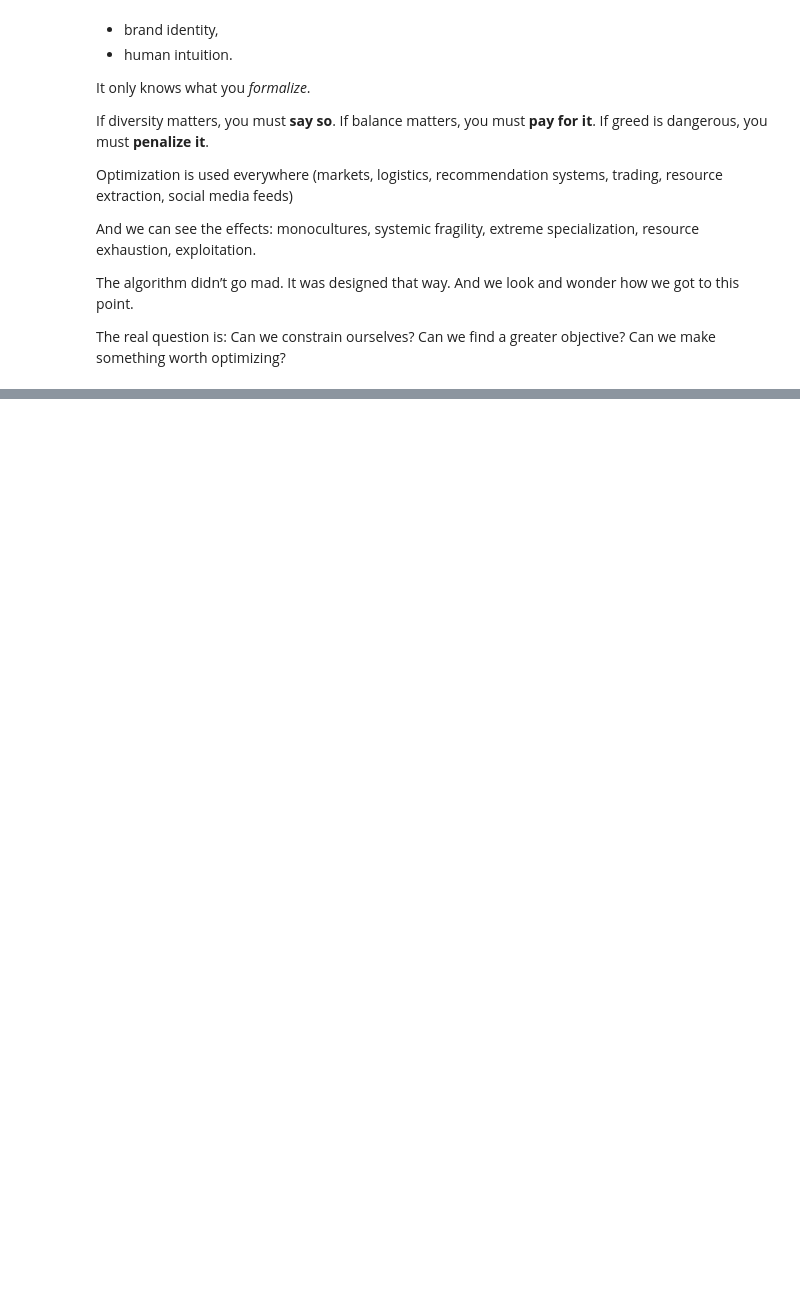
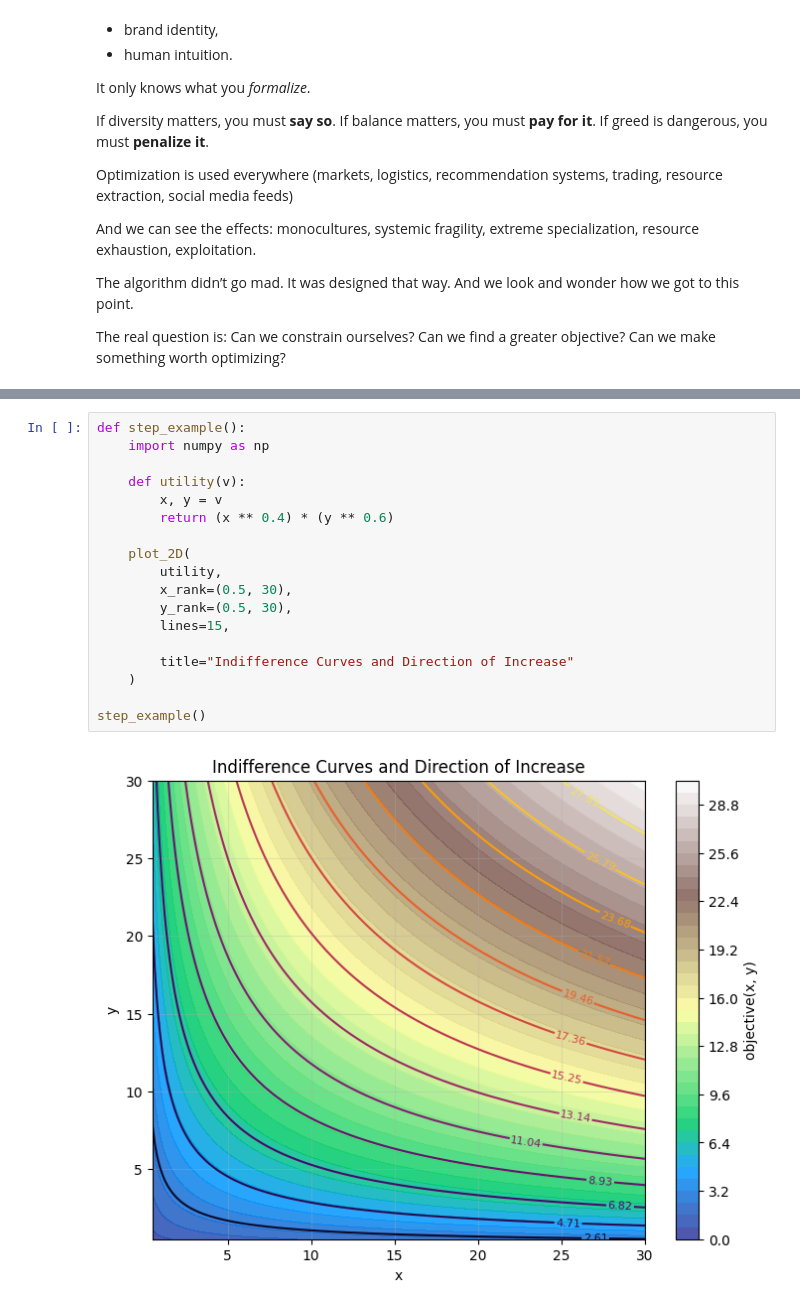
Before and after one commit to JulTob/Optimization, a Jupyter notebook: Introduction_to_Optimization.ipynb, the cells around one changed output, grey strips where cells are left out. Drawn from its saved outputs; the diff is of its cells as text; blank space fills up the shorter version.

```diff
--- a/Introduction_to_Optimization.ipynb
+++ b/Introduction_to_Optimization.ipynb
@@ -1475,0 +1570,20 @@ The real question is: Can we constrain ourselves? Can we find a greater objectiv
+# %%
+def step_example():
+    import numpy as np
+
+    def utility(v):
+        x, y = v
+        return (x ** 0.4) * (y ** 0.6)
+
+    plot_2D(
+        utility,
+        x_rank=(0.5, 30),
+        y_rank=(0.5, 30),
+        lines=15,
+
+        title="Indifference Curves and Direction of Increase"
+    )
+
+step_example()
+# %% [output]
+[figure, added]
```
Also changed, not shown: parts of 9 cells of this notebook.
